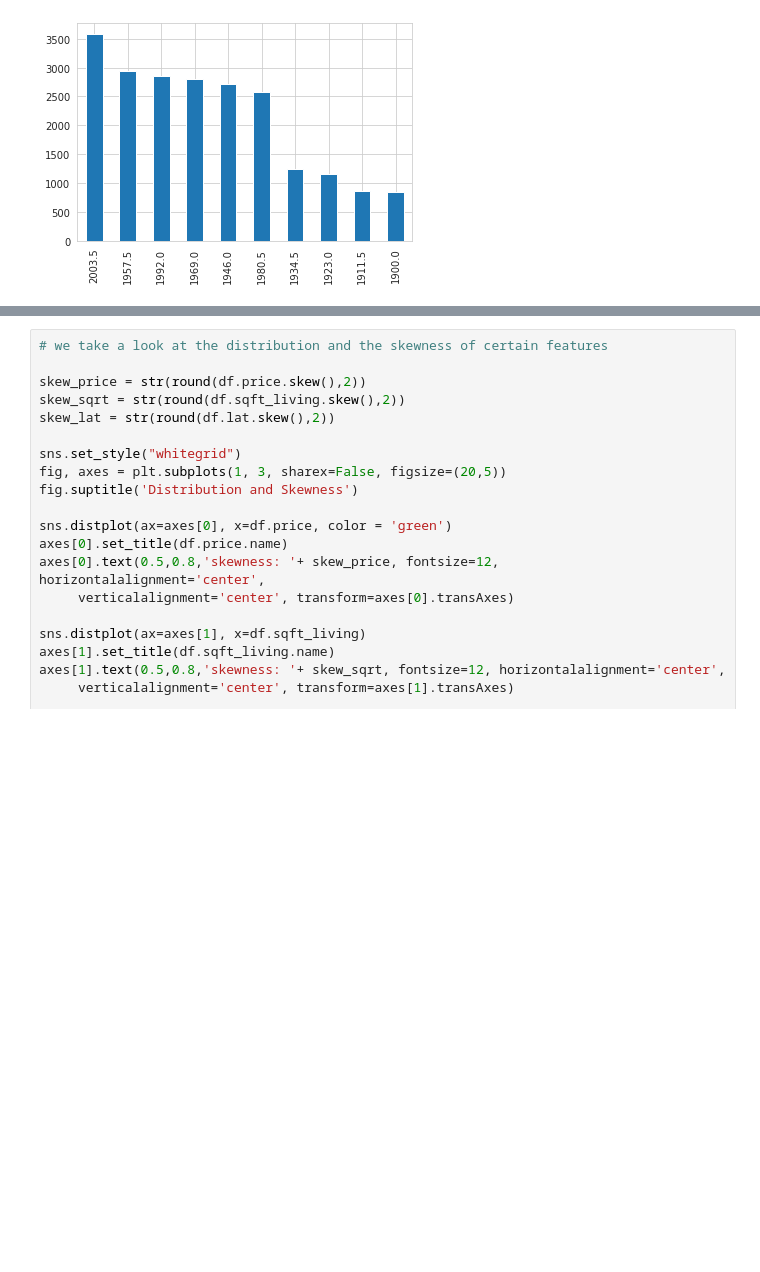
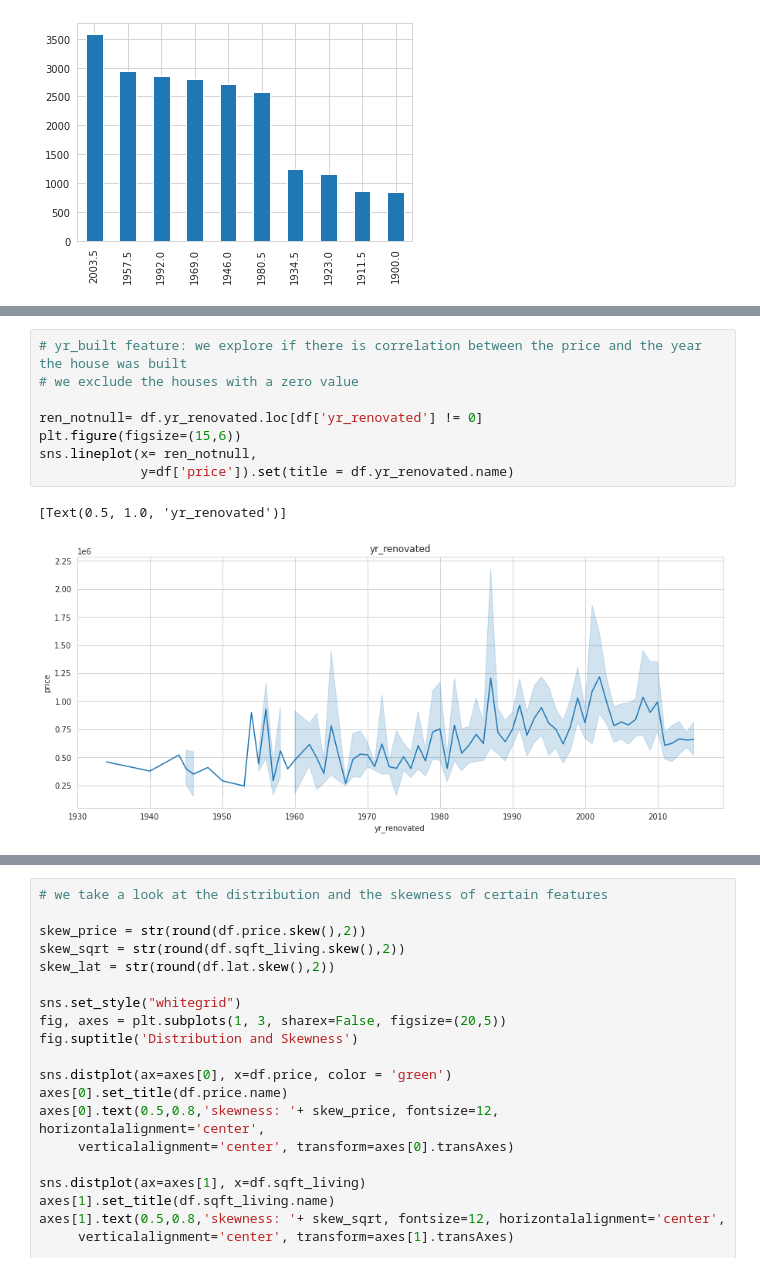
Before and after one commit to ChristianWussow/Portfolio, a Jupyter notebook: Data_Analytics_Project.ipynb, the cells around one changed output, grey strips where cells are left out. Saved outputs shown, nothing was run; the diff lists cells and outputs as text; blank space fills up the shorter version.

```diff
--- a/Data_Analytics_Project.ipynb
+++ b/Data_Analytics_Project.ipynb
@@ -195,0 +215,11 @@ df['yr_built'].value_counts().plot(kind = 'bar')
+# %%
+# yr_built feature: we explore if there is correlation between the price and the year the house was built
+# we exclude the houses with a zero value
+
+ren_notnull= df.yr_renovated.loc[df['yr_renovated'] != 0]
+plt.figure(figsize=(15,6))
+sns.lineplot(x= ren_notnull,
+             y=df['price']).set(title = df.yr_renovated.name)
+# %% [output]
+[Text(0.5, 1.0, 'yr_renovated')]
+[figure, added]
```
Also changed, not shown: parts of 14 cells of this notebook.
